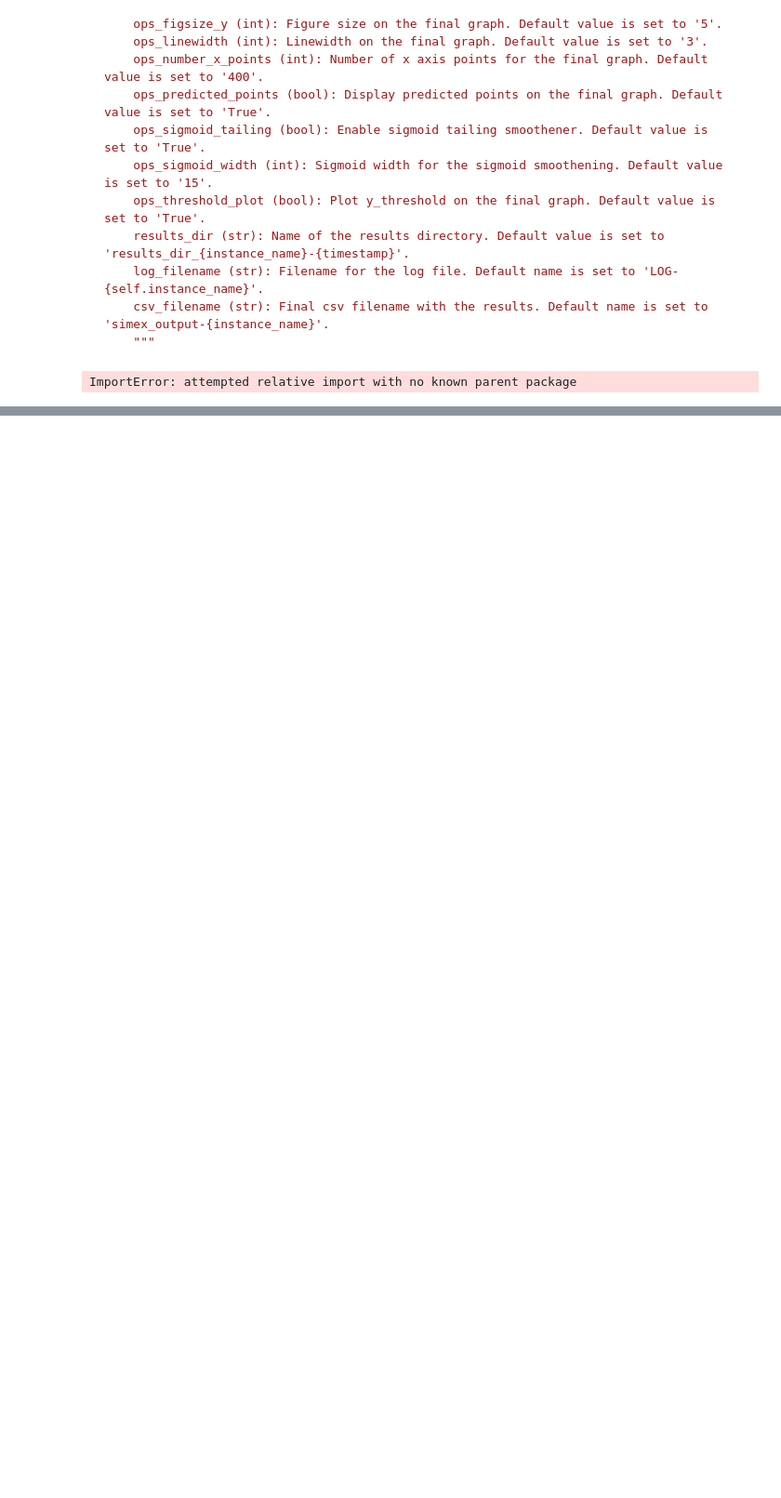
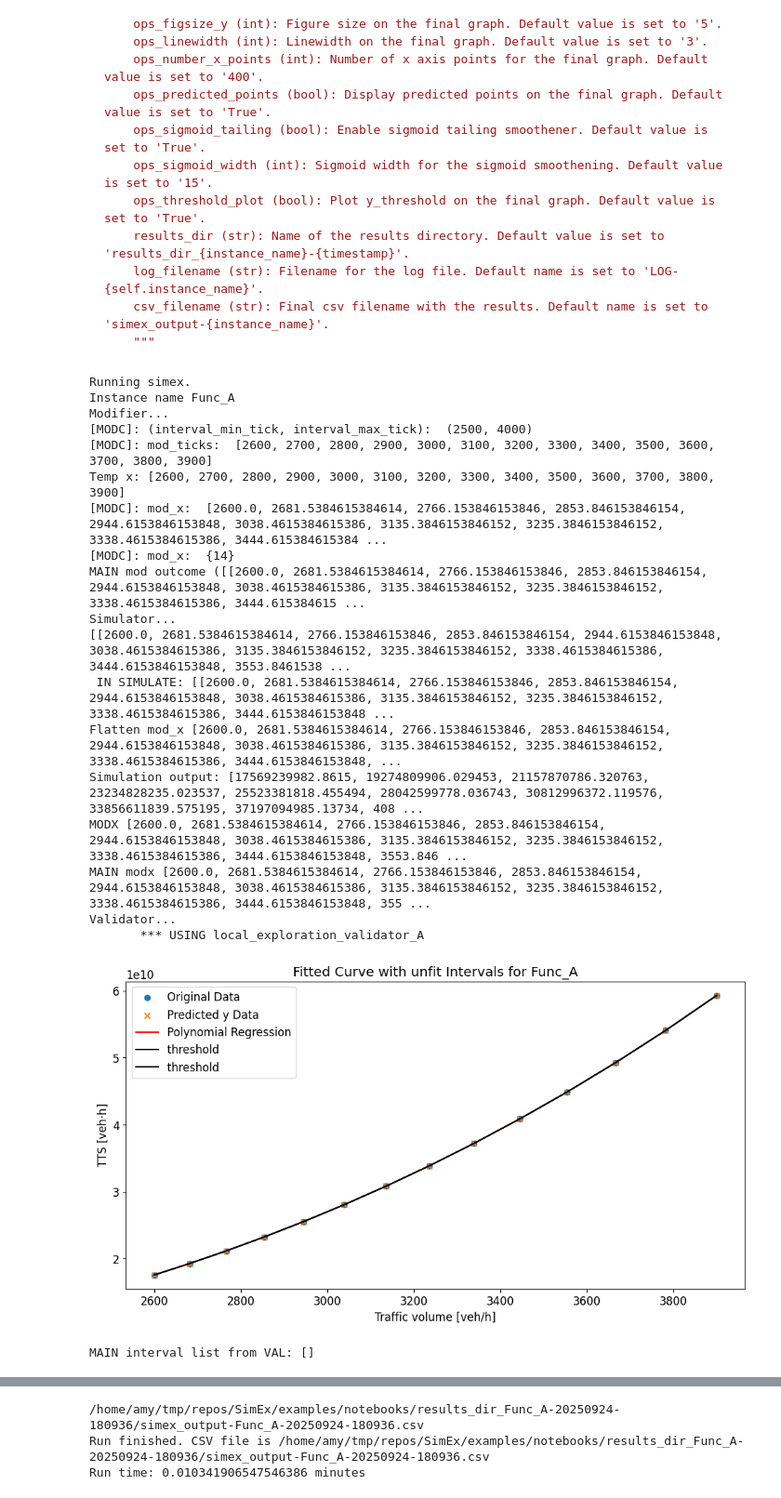
Before and after one commit to SiLab-group/SimEx, a Jupyter notebook: examples/notebooks/SimEx_test_notebook.ipynb, the cells around one changed output, grey strips where cells are left out. Shown at 93% size. Drawn from its saved outputs; the diff is of its cells as text; code cells hidden in the pictures; blank space fills up the shorter version.

Commit message:
chore: polish examples

````diff
--- a/examples/notebooks/SimEx_test_notebook.ipynb
+++ b/examples/notebooks/SimEx_test_notebook.ipynb
@@ -51,18 +51,40 @@ Simex test notebook.
     """
 ```
 # %%
-from simex.components import Simulator, Validator, Modifier
-from simex.core import Simex
+from simex import Simex, Simulator, Modifier, Validator
 import time
 before = time.time()
+
 # Run simex
 print("Running simex.")
-sim = Simex(instance_name='Func_A', smoothen=False)
-file = sim.run_simex(simulator_function=Simulator.sim_func_A,
-                                           modifier=Modifier.modifierA,
-                                           validator=Validator.local_exploration_validator_A)
+sim = Simex(instance_name="Func_A", smoothen=False)
+file = sim.run_simex(
+        simulator_function=Simulator.sim_func_A,
+        modifier=Modifier.modifierA,
+        validator=Validator.local_exploration_validator_A,
+    )
+
 print(f"Run finished. CSV file is {file}")
 now = time.time()
-print(f"Run time: {(now-before)/60}")
+print(f"Run time: {(now-before)/60} minutes")
 # %% [output]
-ImportError: attempted relative import with no known parent package
+Running simex.
+Instance name Func_A
+Modifier...
+[MODC]: (interval_min_tick, interval_max_tick):  (2500, 4000)
+[MODC]: mod_ticks:  [2600, 2700, 2800, 2900, 3000, 3100, 3200, 3300, 3400, 3500, 3600, 3700, 3800, 3900]
+Temp x: [2600, 2700, 2800, 2900, 3000, 3100, 3200, 3300, 3400, 3500, 3600, 3700, 3800, 3900]
+[MODC]: mod_x:  [2600.0, 2681.5384615384614, 2766.153846153846, 2853.846153846154, 2944.6153846153848, 3038.4615384615386, 3135.3846153846152, 3235.3846153846152, 3338.4615384615386, 3444.615384615384 ...
+[MODC]: mod_x:  {14}
+MAIN mod outcome ([[2600.0, 2681.5384615384614, 2766.153846153846, 2853.846153846154, 2944.6153846153848, 3038.4615384615386, 3135.3846153846152, 3235.3846153846152, 3338.4615384615386, 3444.615384615 ...
+Simulator...
+[[2600.0, 2681.5384615384614, 2766.153846153846, 2853.846153846154, 2944.6153846153848, 3038.4615384615386, 3135.3846153846152, 3235.3846153846152, 3338.4615384615386, 3444.6153846153848, 3553.8461538 ...
+ IN SIMULATE: [[2600.0, 2681.5384615384614, 2766.153846153846, 2853.846153846154, 2944.6153846153848, 3038.4615384615386, 3135.3846153846152, 3235.3846153846152, 3338.4615384615386, 3444.6153846153848 ...
+Flatten mod_x [2600.0, 2681.5384615384614, 2766.153846153846, 2853.846153846154, 2944.6153846153848, 3038.4615384615386, 3135.3846153846152, 3235.3846153846152, 3338.4615384615386, 3444.6153846153848, ...
+Simulation output: [17569239982.8615, 19274809906.029453, 21157870786.320763, 23234828235.023537, 25523381818.455494, 28042599778.036743, 30812996372.119576, 33856611839.575195, 37197094985.13734, 408 ...
+MODX [2600.0, 2681.5384615384614, 2766.153846153846, 2853.846153846154, 2944.6153846153848, 3038.4615384615386, 3135.3846153846152, 3235.3846153846152, 3338.4615384615386, 3444.6153846153848, 3553.846 ...
+MAIN modx [2600.0, 2681.5384615384614, 2766.153846153846, 2853.846153846154, 2944.6153846153848, 3038.4615384615386, 3135.3846153846152, 3235.3846153846152, 3338.4615384615386, 3444.6153846153848, 355 ...
+Validator...
+       *** USING local_exploration_validator_A
+[figure, added]
+MAIN interval list from VAL: []
@@ -68,0 +92,3 @@ ImportError: attempted relative import with no known parent package
+/home/amy/tmp/repos/SimEx/examples/notebooks/results_dir_Func_A-20250924-180936/simex_output-Func_A-20250924-180936.csv
+Run finished. CSV file is /home/amy/tmp/repos/SimEx/examples/notebooks/results_dir_Func_A-20250924-180936/simex_output-Func_A-20250924-180936.csv
+Run time: 0.010341906547546386 minutes
````
Also changed, not shown: parts of 1 cell of this notebook, 1 other file.
